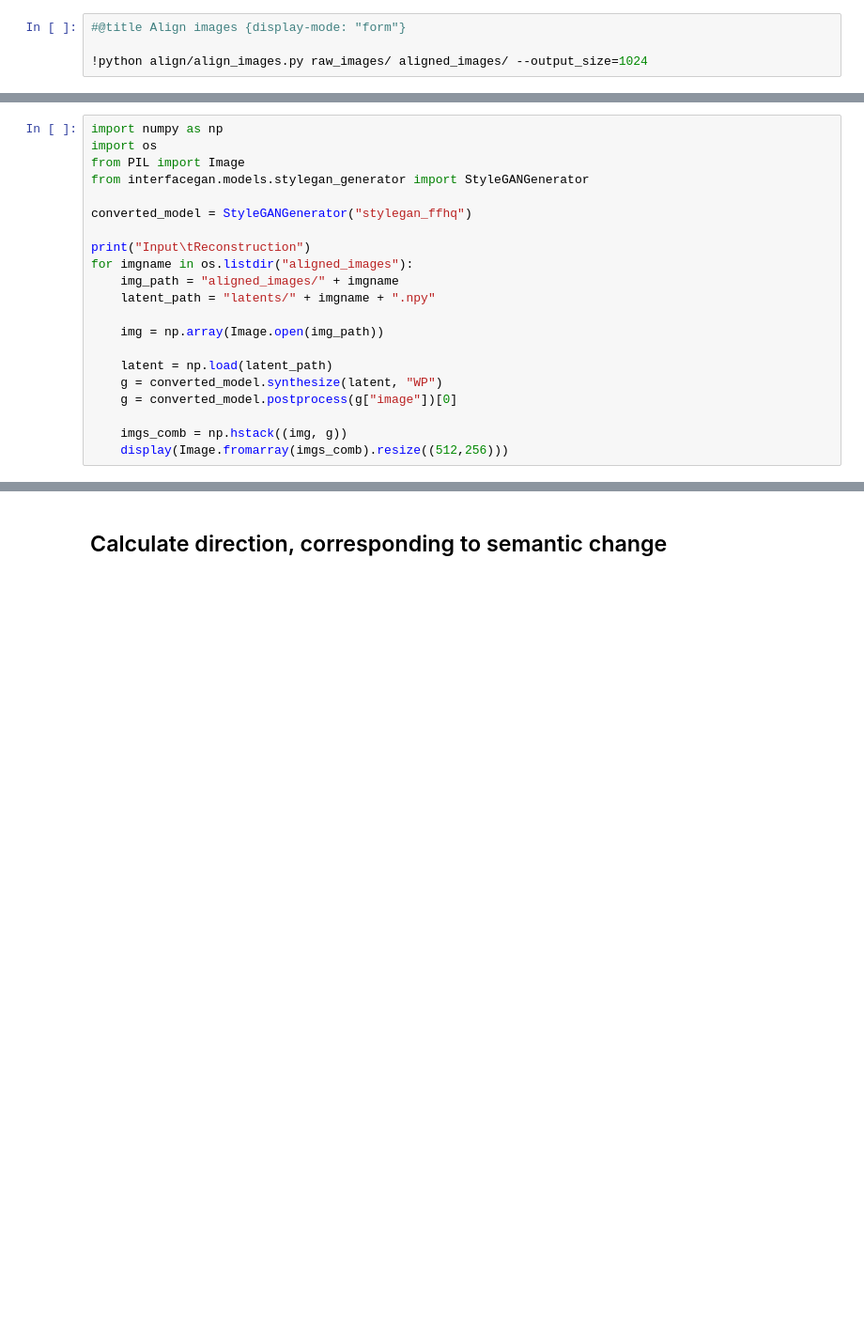
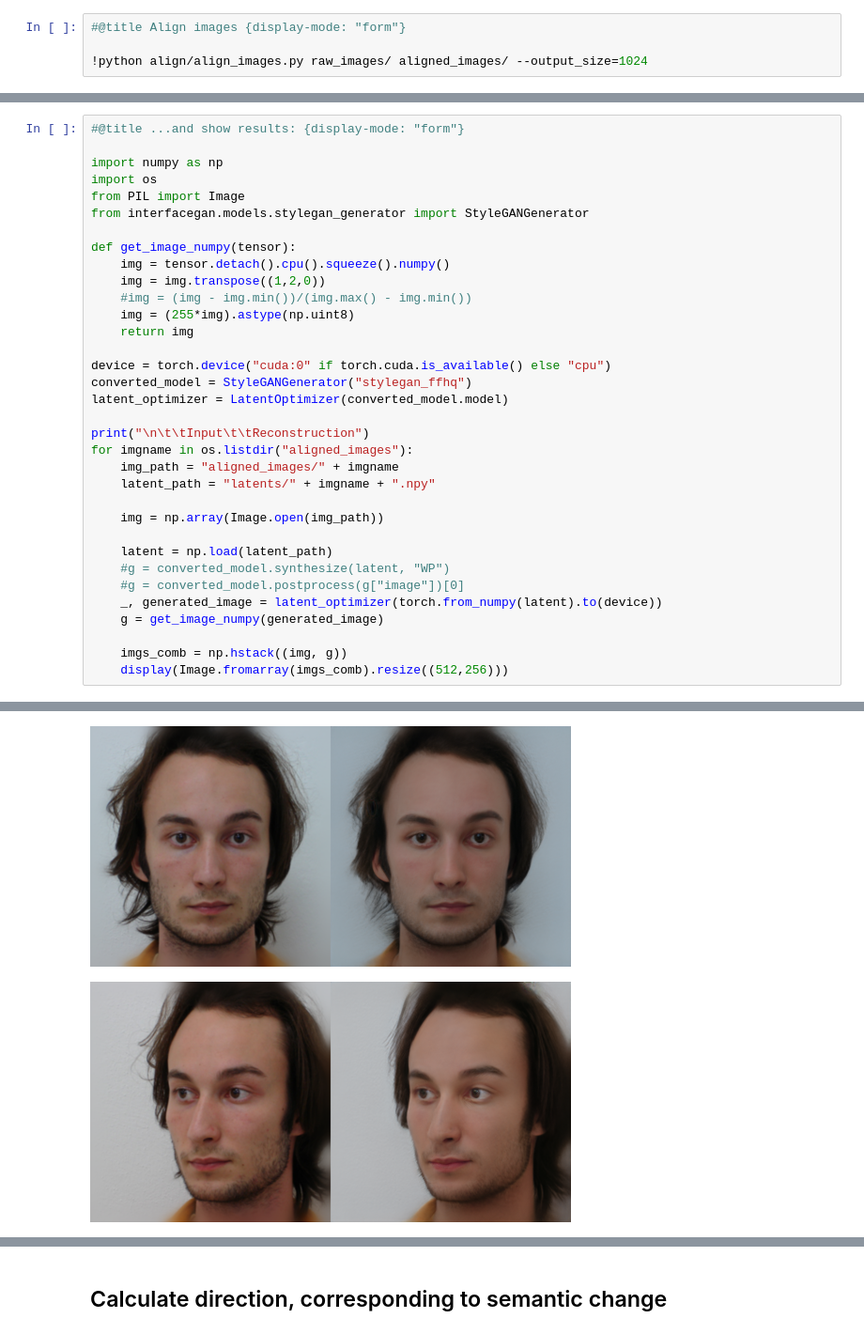
Before and after one commit to Andre6o6/stylegan-editing, a Jupyter notebook: StyleGAN_edit_images.ipynb, the cells around one changed output, grey strips where cells are left out. Shown at 94% size. Drawn from its saved outputs; the diff is of its cells as text; blank space fills up the shorter version.

```diff
--- a/StyleGAN_edit_images.ipynb
+++ b/StyleGAN_edit_images.ipynb
@@ -52,12 +60,23 @@ for fn in uploaded.keys():
 # %%
+#@title ...and show results: {display-mode: "form"}
+
 import numpy as np
 import os
 from PIL import Image
 from interfacegan.models.stylegan_generator import StyleGANGenerator
 
+def get_image_numpy(tensor):
+    img = tensor.detach().cpu().squeeze().numpy()
+    img = img.transpose((1,2,0))
+    #img = (img - img.min())/(img.max() - img.min())
+    img = (255*img).astype(np.uint8)
+    return img
+
+device = torch.device("cuda:0" if torch.cuda.is_available() else "cpu")
 converted_model = StyleGANGenerator("stylegan_ffhq")
+latent_optimizer = LatentOptimizer(converted_model.model)
 
-print("Input\tReconstruction")
+print("\n\t\tInput\t\tReconstruction")
 for imgname in os.listdir("aligned_images"):
     img_path = "aligned_images/" + imgname
     latent_path = "latents/" + imgname + ".npy"
@@ -65,8 +84,11 @@ for imgname in os.listdir("aligned_images"):
     img = np.array(Image.open(img_path))
 
     latent = np.load(latent_path)
-    g = converted_model.synthesize(latent, "WP")
-    g = converted_model.postprocess(g["image"])[0]
+    #g = converted_model.synthesize(latent, "WP")
+    #g = converted_model.postprocess(g["image"])[0]
+    _, generated_image = latent_optimizer(torch.from_numpy(latent).to(device))
+    g = get_image_numpy(generated_image)
 
     imgs_comb = np.hstack((img, g))
     display(Image.fromarray(imgs_comb).resize((512,256)))
+# %% [output]
@@ -72,0 +100,2 @@ for imgname in os.listdir("aligned_images"):
+[figure, added]
+[figure, added]
```
Also changed, not shown: parts of 21 cells of this notebook.
